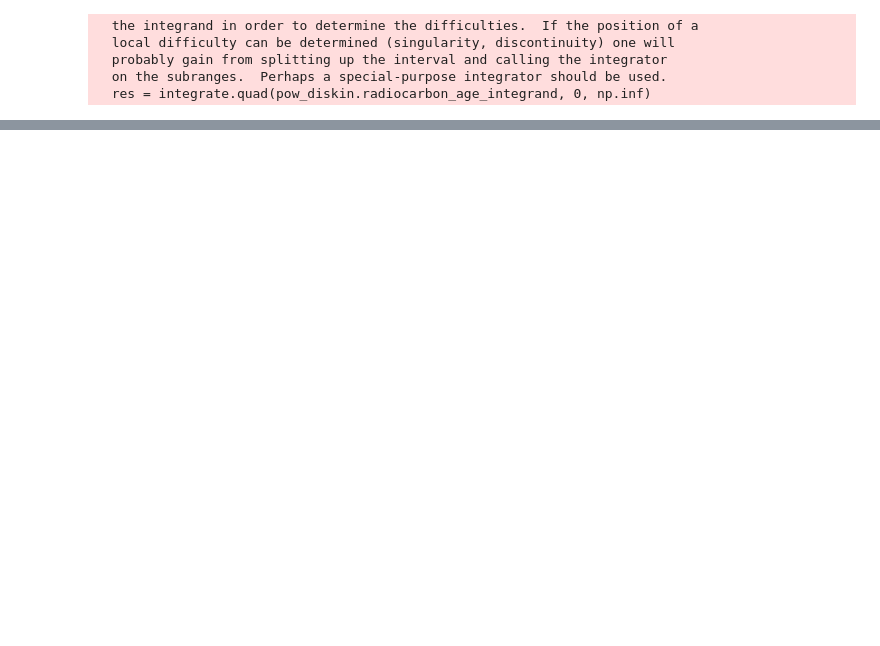
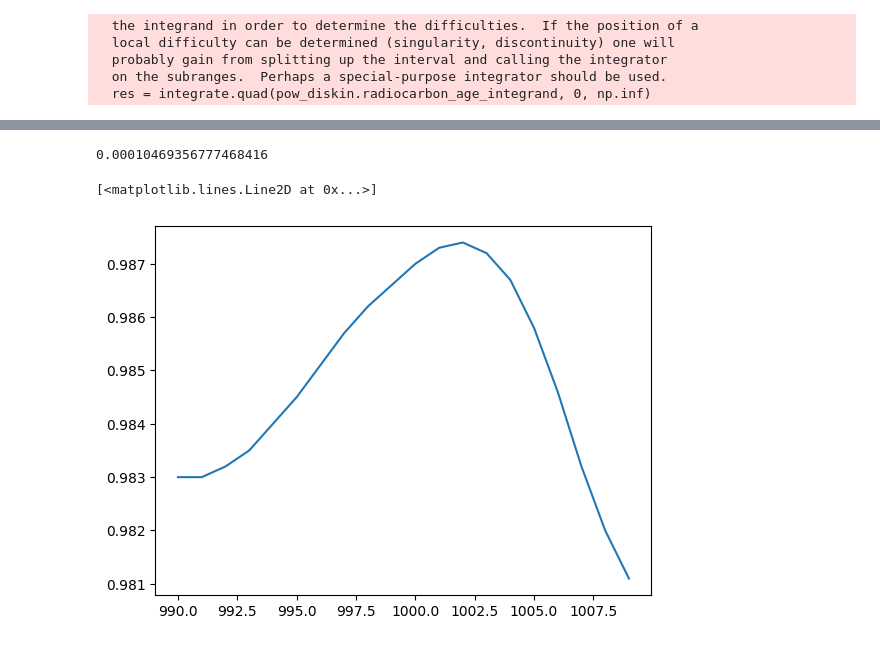
Before and after one commit to flamholz/soil_diskin, a Jupyter notebook: notebooks/test_power_law.ipynb, the cells around one changed output, grey strips where cells are left out. Drawn from its saved outputs; the diff is of its cells as text; code cells hidden in the pictures; blank space fills up the shorter version.

```diff
--- a/notebooks/test_power_law.ipynb
+++ b/notebooks/test_power_law.ipynb
@@ -137,0 +138,10 @@ integrate.quad(pow_diskin.radiocarbon_age_integrand, 0, np.inf, limit=100000)
+# %%
+pow_diskin.pA(1000)
+# %% [output]
+0.00010469356777468416
+# %%
+xs = np.arange(990, 1010, 1)
+plt.plot(xs, INTERP_R_14C(xs))
+# %% [output]
+[<matplotlib.lines.Line2D at 0x...>]
+[figure, added]
```
Also changed, not shown: parts of 7 cells of this notebook, 3 other files.
